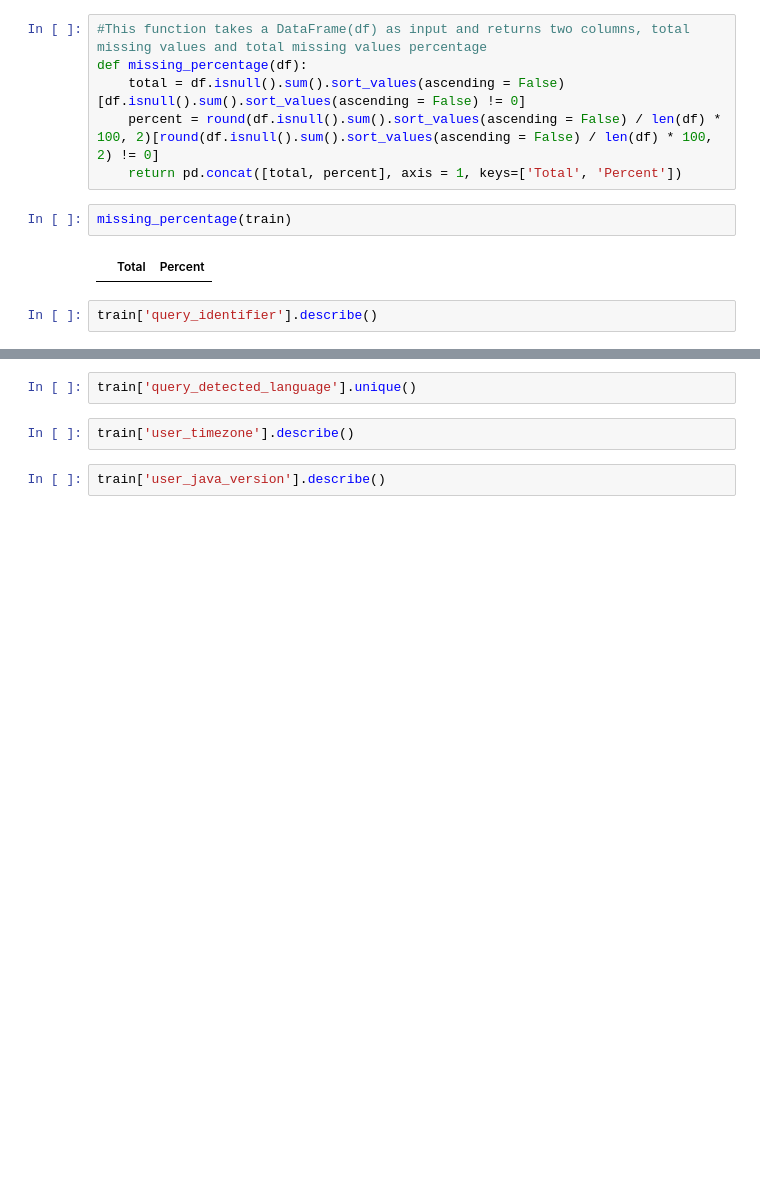
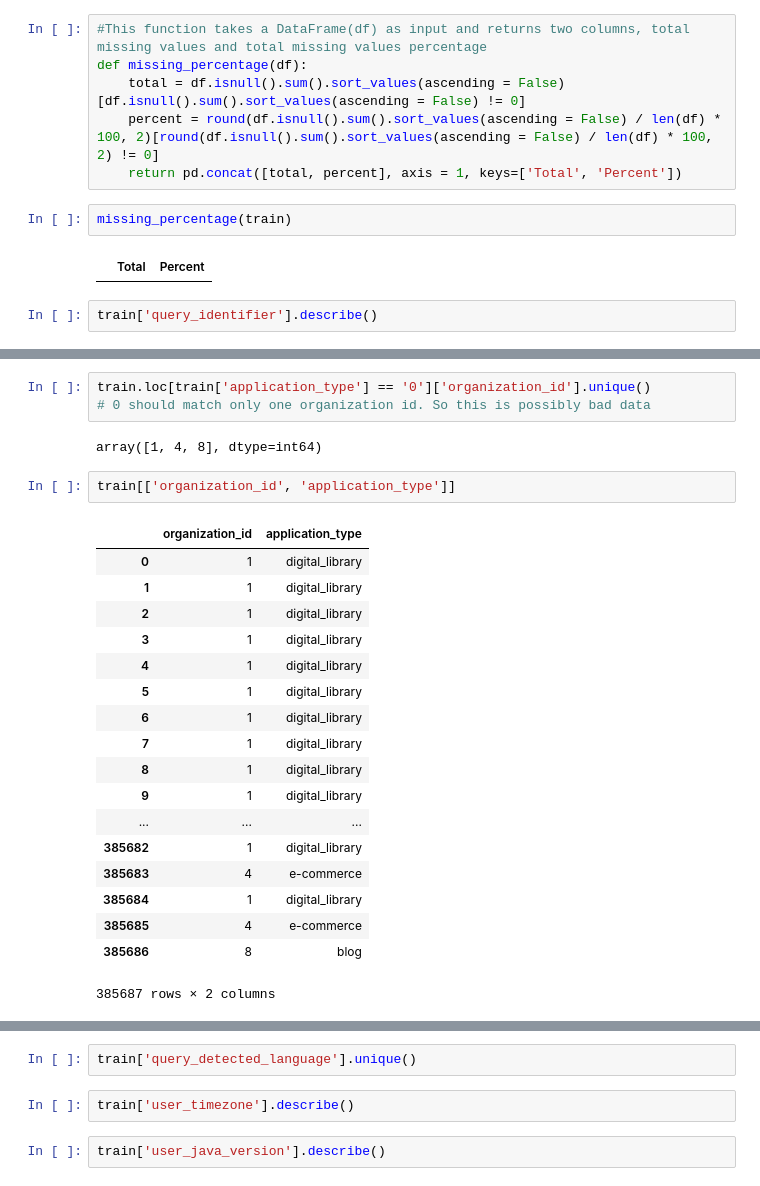
Before and after one commit to thededlier/tcd-ml-rec-kaggle, a Jupyter notebook: notebooks/EDA.ipynb, the cells around one changed output, grey strips where cells are left out. Drawn from its saved outputs; the diff is of its cells as text; blank space fills up the shorter version.

```diff
--- a/notebooks/EDA.ipynb
+++ b/notebooks/EDA.ipynb
@@ -100,0 +109,26 @@ train['query_identifier'].describe()
+# %%
+train.loc[train['application_type'] == '0']['organization_id'].unique()
+# 0 should match only one organization id. So this is possibly bad data
+# %% [output]
+array([1, 4, 8], dtype=int64)
+# %%
+train[['organization_id', 'application_type']]
+# %% [output]
+|  | organization_id | application_type |
+| 0 | 1 | digital_library |
+| 1 | 1 | digital_library |
+| 2 | 1 | digital_library |
+| 3 | 1 | digital_library |
+| 4 | 1 | digital_library |
+| 5 | 1 | digital_library |
+| 6 | 1 | digital_library |
+| 7 | 1 | digital_library |
+| 8 | 1 | digital_library |
+| 9 | 1 | digital_library |
+| ... | ... | ... |
+| 385682 | 1 | digital_library |
+| 385683 | 4 | e-commerce |
+| 385684 | 1 | digital_library |
+| 385685 | 4 | e-commerce |
+| 385686 | 8 | blog |
+385687 rows × 2 columns
```
Also changed, not shown: parts of 13 cells of this notebook, 1 other file.
